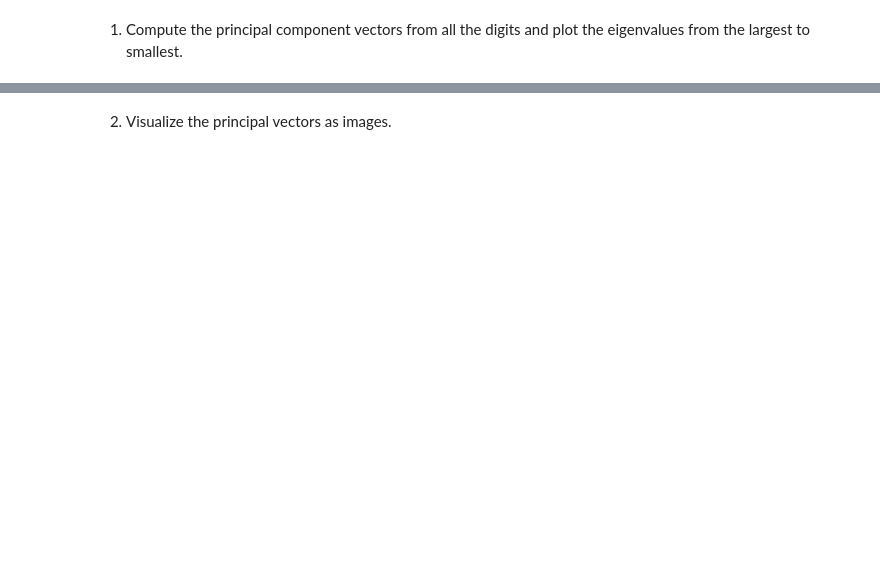
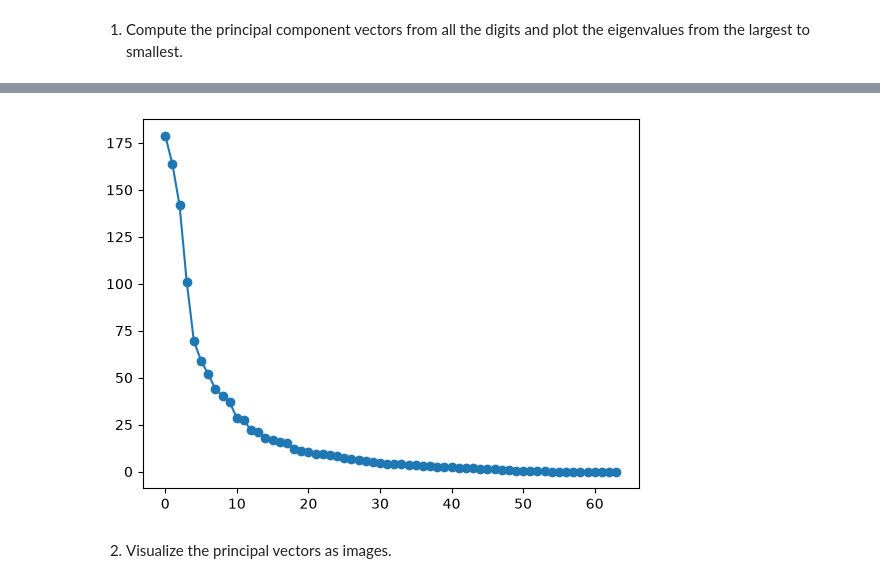
Before and after one commit to XiuningZhang/B50_Scientific_Computing, a Jupyter notebook: 04_Matrix_Ex.ipynb, the cells around one changed output, grey strips where cells are left out. Saved outputs shown, nothing was run; the diff lists cells and outputs as text; code cells hidden in the pictures; blank space fills up the shorter version.

```diff
--- a/04_Matrix_Ex.ipynb
+++ b/04_Matrix_Ex.ipynb
@@ -75,5 +132,8 @@ data.shape
 # %% [markdown]
 The first ten samples look like these:
+# %%
+data = np.loadtxt("data/digits_data.txt")
+target = np.loadtxt("data/digits_target.txt", dtype='int64')
 # %%
 for i in range(10):
     plt.subplot(1,10,i+1)
@@ -83,0 +162,11 @@ for i in range(10):
+# %%
+Xm = np.mean(data, axis=0)
+X = data - Xm
+C = X.T @ X / (X.shape[0] - 1)
+lam, V = np.linalg.eigh(C)
+ind = np.argsort(-lam)
+l = lam[ind]
+V = V[:, ind]
+print('lam = ', l)
+print('V = ', V)
+plt.plot(lam, 'o-');
@@ -84,2 +191,8 @@ for i in range(10):
+# %%
+U, S, Vt = np.linalg.svd(X, full_matrices=False)
+L = S**2 / X.shape[0]
+plt.plot(L, 'o-');
+# %% [output]
+[figure, added]
 # %% [markdown]
 2) Visualize the principal vectors as images.
```
Also changed, not shown: parts of 16 cells of this notebook, 3 other files.
